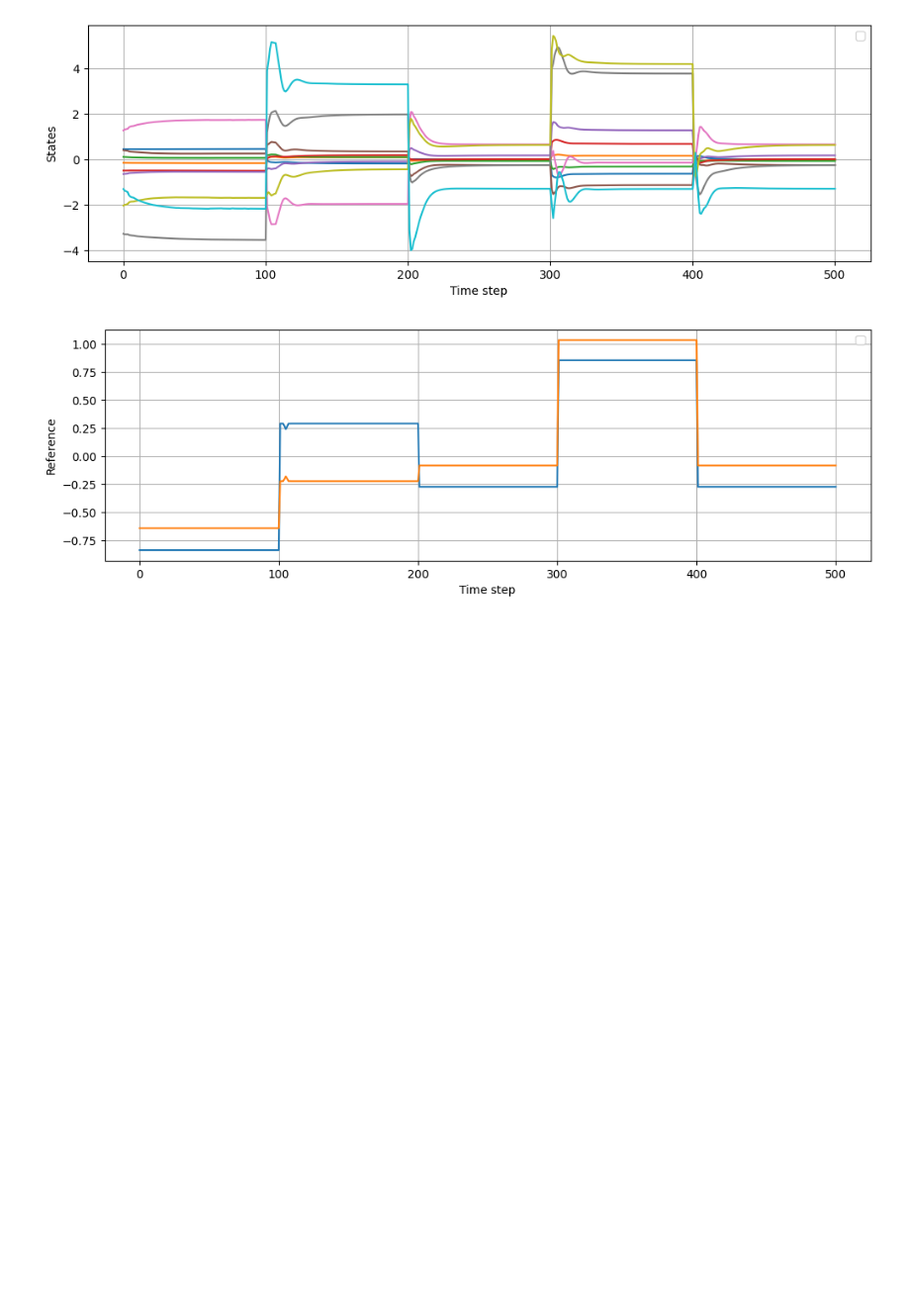
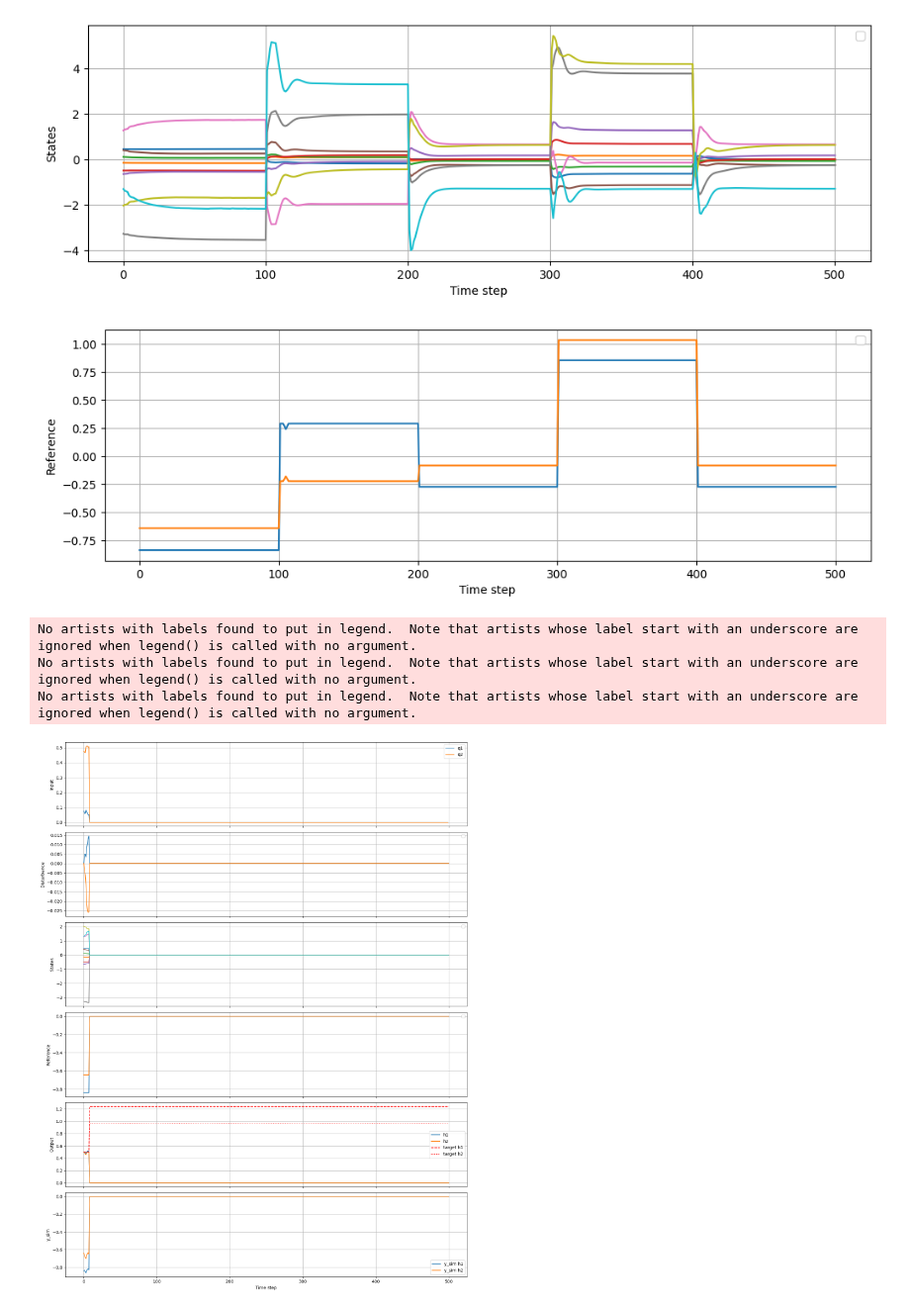
Before and after one commit to PatrikValabek/offset-free-koopman-mpc, a Jupyter notebook: control/offset_free_CT.ipynb, the cells around one changed output. Shown at 99% size. Saved outputs shown, nothing was run; the diff lists cells and outputs as text; code cells hidden in the pictures; blank space fills up the shorter version.

```diff
--- a/control/offset_free_CT.ipynb
+++ b/control/offset_free_CT.ipynb
@@ -415,0 +464,46 @@ plt.grid(True)
+# %%
+fig, axs = plt.subplots(6, 1, figsize=(14, 18), sharex=True)
+
+axs[0].plot(u_sim_descaled[0, :], label='q1')
+axs[0].plot(u_sim_descaled[1, :], label='q2')
+axs[0].set_ylabel('Input')
+axs[0].legend()
+axs[0].grid(True)
+
+axs[1].plot(z_sim[nz:, :].T)
+axs[1].set_ylabel('Disturbance')
+axs[1].legend()
+axs[1].grid(True)
+
+axs[2].plot(zs_sim[:nz].T)
+axs[2].set_ylabel('States')
+axs[2].legend()
+axs[2].grid(True)
+
+axs[3].plot(ys_sim.T)
+axs[3].set_ylabel('Reference')
+axs[3].legend()
+axs[3].grid(True)
+
+axs[4].plot(y_sim_descaled[0, :], label='h1')
+axs[4].plot(y_sim_descaled[1, :], label='h2')
+axs[4].plot(scaler.inverse_transform(ys_sim.T).T[0, :], color='red', linestyle='--', label='target h1')
+axs[4].plot(scaler.inverse_transform(ys_sim.T).T[1, :], color='red', linestyle=':', label='target h2')
+axs[4].set_ylabel('Output')
+axs[4].legend()
+axs[4].grid(True)
+
+axs[5].plot(y_sim[0, :], label='y_sim h1')
+axs[5].plot(y_sim[1, :], label='y_sim h2')
+axs[5].set_xlabel('Time step')
+axs[5].set_ylabel('y_sim')
+axs[5].legend()
+axs[5].grid(True)
+
+plt.tight_layout()
+plt.show()
+# %% [output]
+No artists with labels found to put in legend.  Note that artists whose label start with an underscore are ignored when legend() is called with no argument.
+No artists with labels found to put in legend.  Note that artists whose label start with an underscore are ignored when legend() is called with no argument.
+No artists with labels found to put in legend.  Note that artists whose label start with an underscore are ignored when legend() is called with no argument.
+[figure, added]
```
Also changed, not shown: parts of 3 cells of this notebook, 12 other files.
